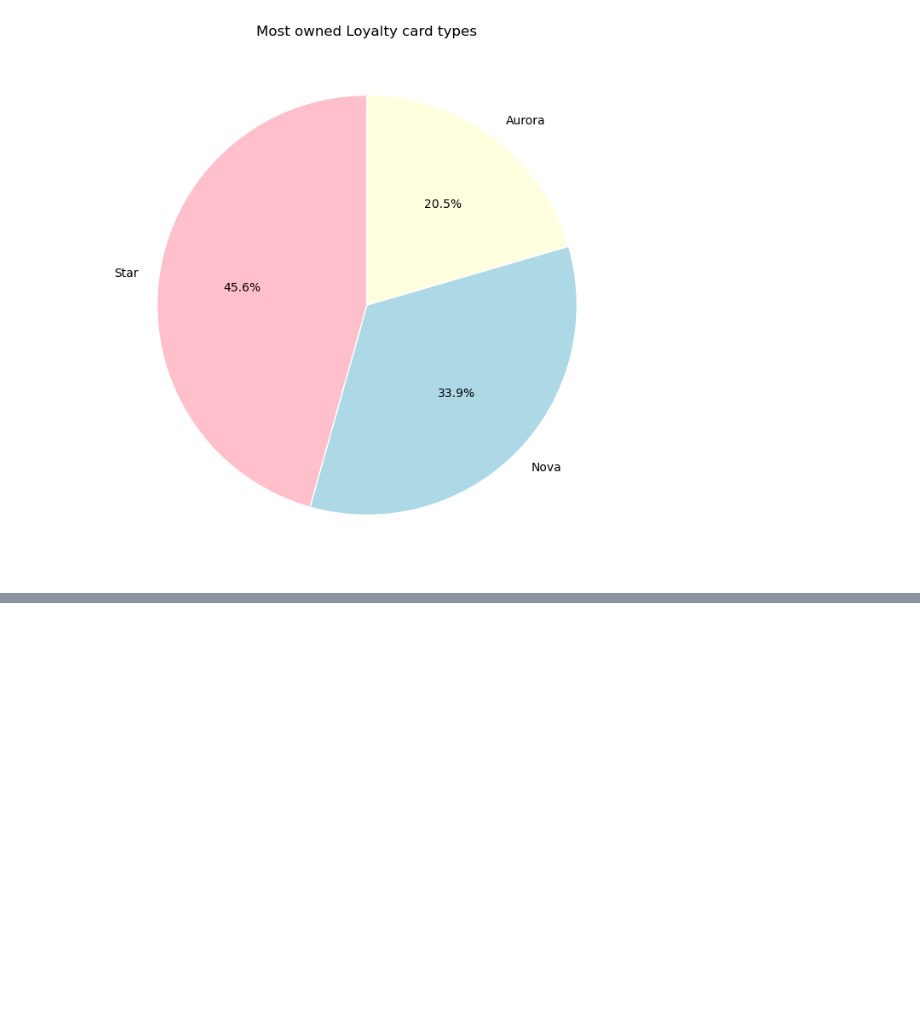
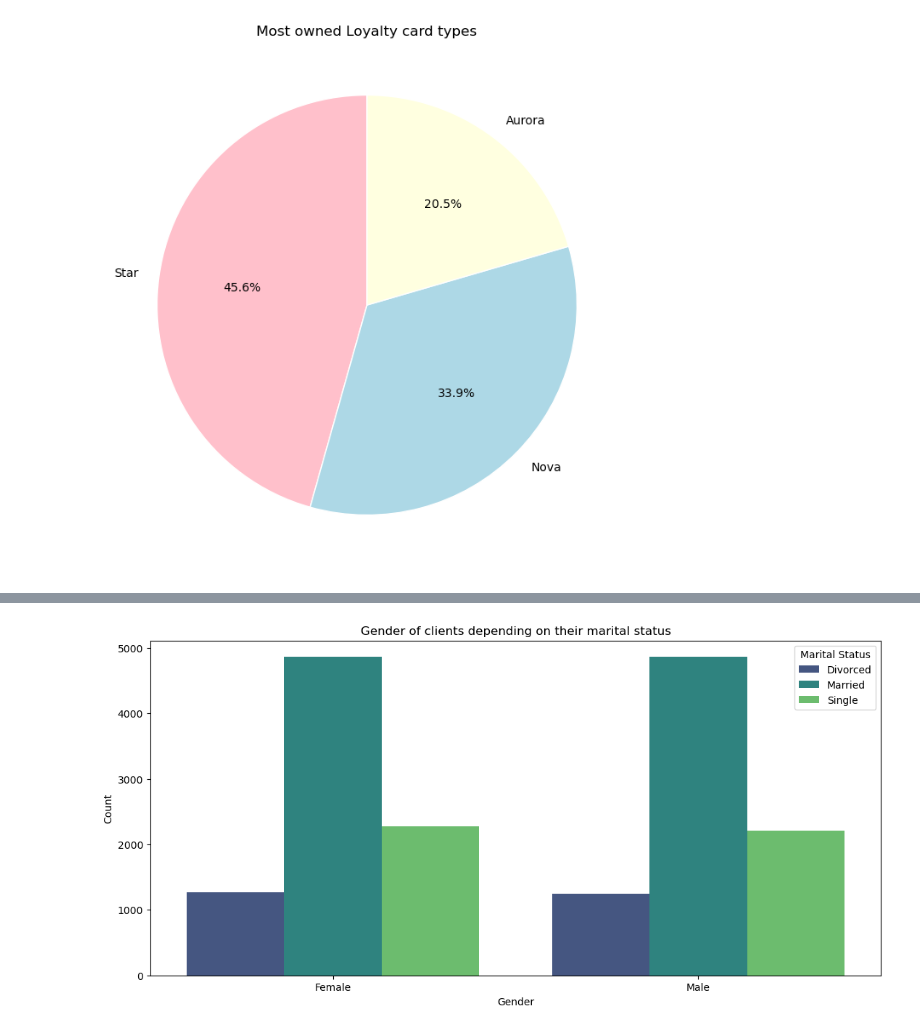
Before and after one commit to Adalab/bda-modulo-3-evaluacion-final-jiucode, a Jupyter notebook: 3.Visualización.ipynb, the cells around one changed output, grey strips where cells are left out. Saved outputs shown, nothing was run; the diff lists cells and outputs as text; code cells hidden in the pictures; blank space fills up the shorter version.

```diff
--- a/3.Visualización.ipynb
+++ b/3.Visualización.ipynb
@@ -134,0 +169,3 @@ plt.show()
+# %%
+clinodupegend = Clientesnodupe2.sort_values(by='Gender')
+clinodupegend
@@ -134,0 +186,3 @@ plt.show()
+# %%
+genclicounts = clinodupegend.groupby(['Gender', 'Marital Status']).size().reset_index() #gender no se puede sacar
+genclicounts
@@ -134,0 +214,3 @@ plt.show()
+# %%
+#intentamos renombrar la columna del conteo
+genclicounts = genclicounts.rename(columns={0: 'Count'})  #ES INT. SI SE INTENTAN CON CORCHETES FALLA PORQUE INTENTA CAMBIAR DESDE STRING
@@ -134,0 +227,8 @@ plt.show()
+# %%
+plt.figure(figsize=(13,6))
+sns.barplot(data=genclicounts, x='Gender', y='Count', hue='Marital Status', palette='viridis')
+plt.title('Gender of clients depending on their marital status')
+plt.xlabel('Gender')
+plt.show()
+# %% [output]
+[figure, added]
```
Also changed, not shown: parts of 10 cells of this notebook.
